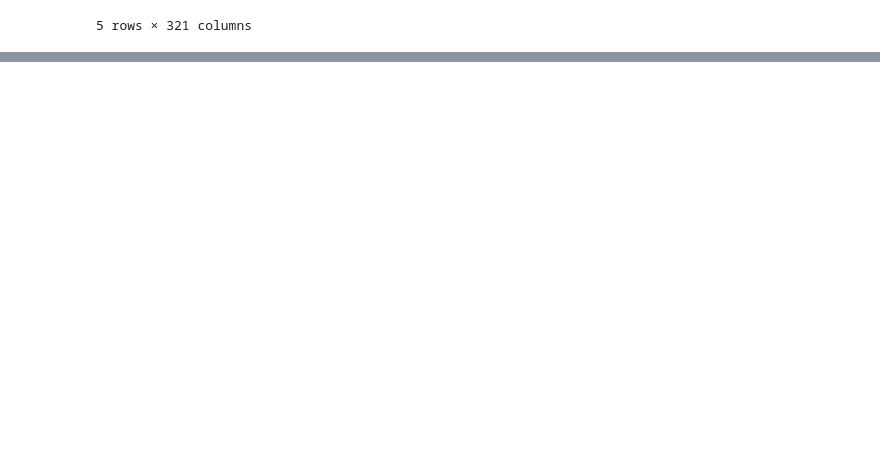
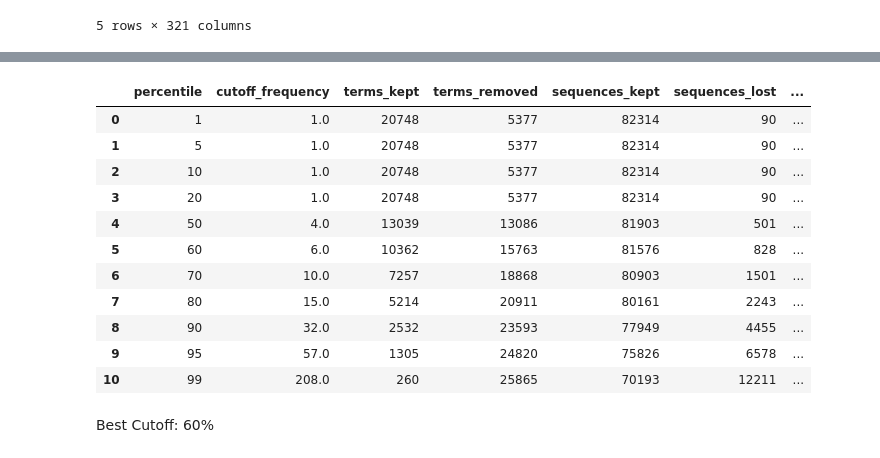
Before and after one commit to cerealhugger/cafa6-protein-function-analysis, a Jupyter notebook: data_analysis.ipynb, the cells around one changed output, grey strips where cells are left out. Saved outputs shown, nothing was run; the diff lists cells and outputs as text; code cells hidden in the pictures; blank space fills up the shorter version.

Commit message:
add GO analysis to determine best cutoff when construct labels tensor

```diff
--- a/data_analysis.ipynb
+++ b/data_analysis.ipynb
@@ -511,0 +555,67 @@ display(test_emb_df.head())
+# %%
+from collections import defaultdict
+
+def go_dimension_analysis(train_terms, percentiles=[1,5,10,20,50,60,70,80,90,95,99]):
+    term_counts = Counter(train_terms['term'])
+    freqs = np.array(list(term_counts.values()))
+
+    # Build mappings
+    term_to_seqs = defaultdict(set)
+    seq_to_terms = defaultdict(set)
+
+    for seq, term in zip(train_terms['EntryID'], train_terms['term']):
+        term_to_seqs[term].add(seq)
+        seq_to_terms[seq].add(term)
+
+    results = []
+
+    for p in percentiles:
+        cutoff = np.percentile(freqs, p)
+
+        # keep terms above the cutoff
+        kept_terms = {t for t, c in term_counts.items() if c > cutoff}
+        removed_terms = set(term_counts.keys()) - kept_terms
+
+        # sequences that still have at least 1 GO term
+        kept_sequences = sum(1 for seq, terms in seq_to_terms.items()
+                             if len(terms & kept_terms) > 0)
+
+        total_sequences = len(seq_to_terms)
+
+        # 1-to-1 rare GO terms
+        removed_1to1 = [
+            (term, list(term_to_seqs[term])[0])
+            for term in removed_terms
+            if len(term_to_seqs[term]) == 1 and   # GO term maps to 1 sequence
+               len(seq_to_terms[list(term_to_seqs[term])[0]]) == 1  # sequence only has this GO term
+        ]
+
+        results.append({
+            "percentile": p,
+            "cutoff_frequency": cutoff,
+            "terms_kept": len(kept_terms),
+            "terms_removed": len(removed_terms),
+            "sequences_kept": kept_sequences,
+            "sequences_lost": total_sequences - kept_sequences,
+            "lost_1to1_pairs": len(removed_1to1),
+        })
+
+    return results
+results = go_dimension_analysis(train_terms)
+import pandas as pd
+pd.DataFrame(results)
+# %% [output]
+|  | percentile | cutoff_frequency | terms_kept | terms_removed | sequences_kept | sequences_lost | ... |
+| 0 | 1 | 1.0 | 20748 | 5377 | 82314 | 90 | ... |
+| 1 | 5 | 1.0 | 20748 | 5377 | 82314 | 90 | ... |
+| 2 | 10 | 1.0 | 20748 | 5377 | 82314 | 90 | ... |
+| 3 | 20 | 1.0 | 20748 | 5377 | 82314 | 90 | ... |
+| 4 | 50 | 4.0 | 13039 | 13086 | 81903 | 501 | ... |
+| 5 | 60 | 6.0 | 10362 | 15763 | 81576 | 828 | ... |
+| 6 | 70 | 10.0 | 7257 | 18868 | 80903 | 1501 | ... |
+| 7 | 80 | 15.0 | 5214 | 20911 | 80161 | 2243 | ... |
+| 8 | 90 | 32.0 | 2532 | 23593 | 77949 | 4455 | ... |
+| 9 | 95 | 57.0 | 1305 | 24820 | 75826 | 6578 | ... |
+| 10 | 99 | 208.0 | 260 | 25865 | 70193 | 12211 | ... |
+# %% [markdown]
+Best Cutoff: 60%
```
Also changed, not shown: parts of 7 cells of this notebook.
